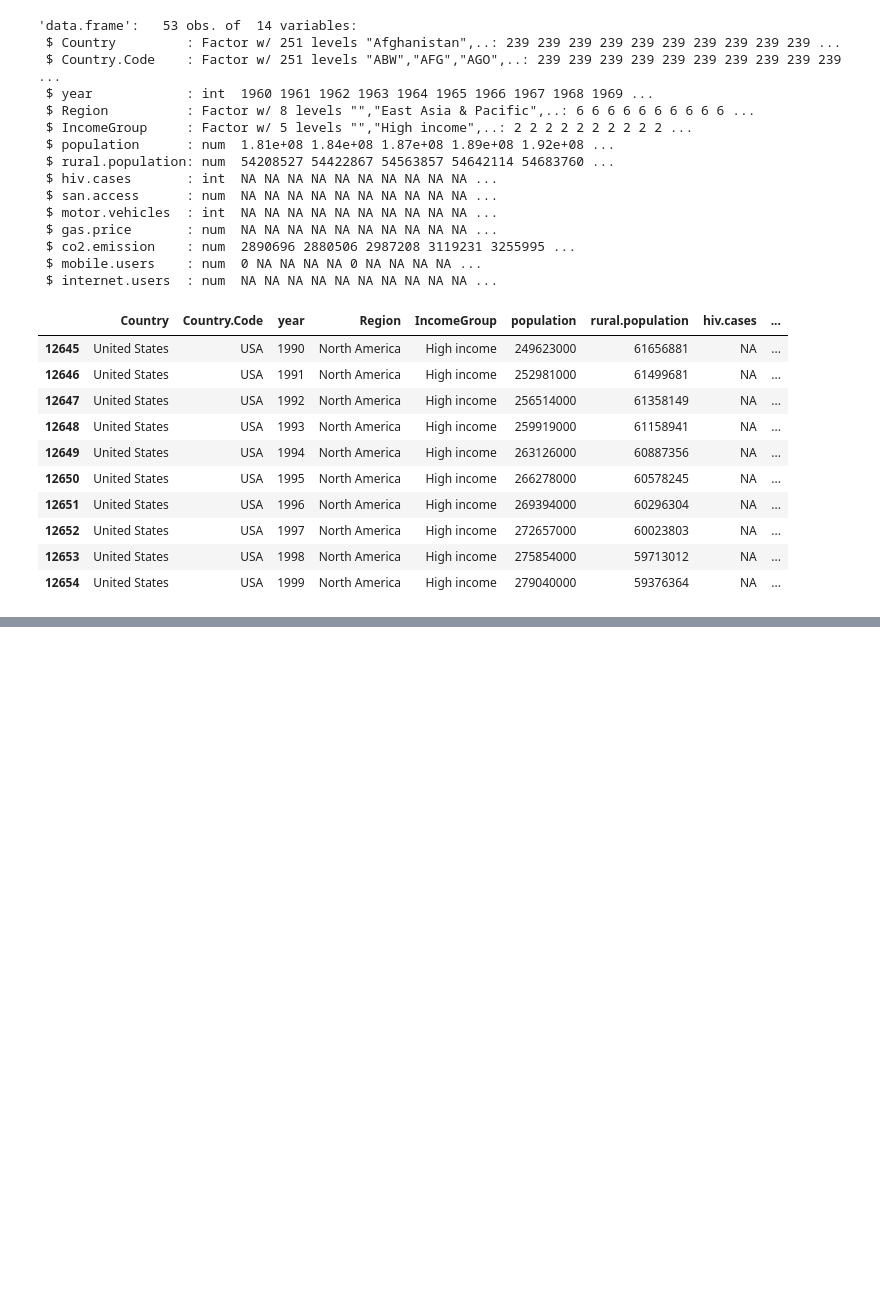
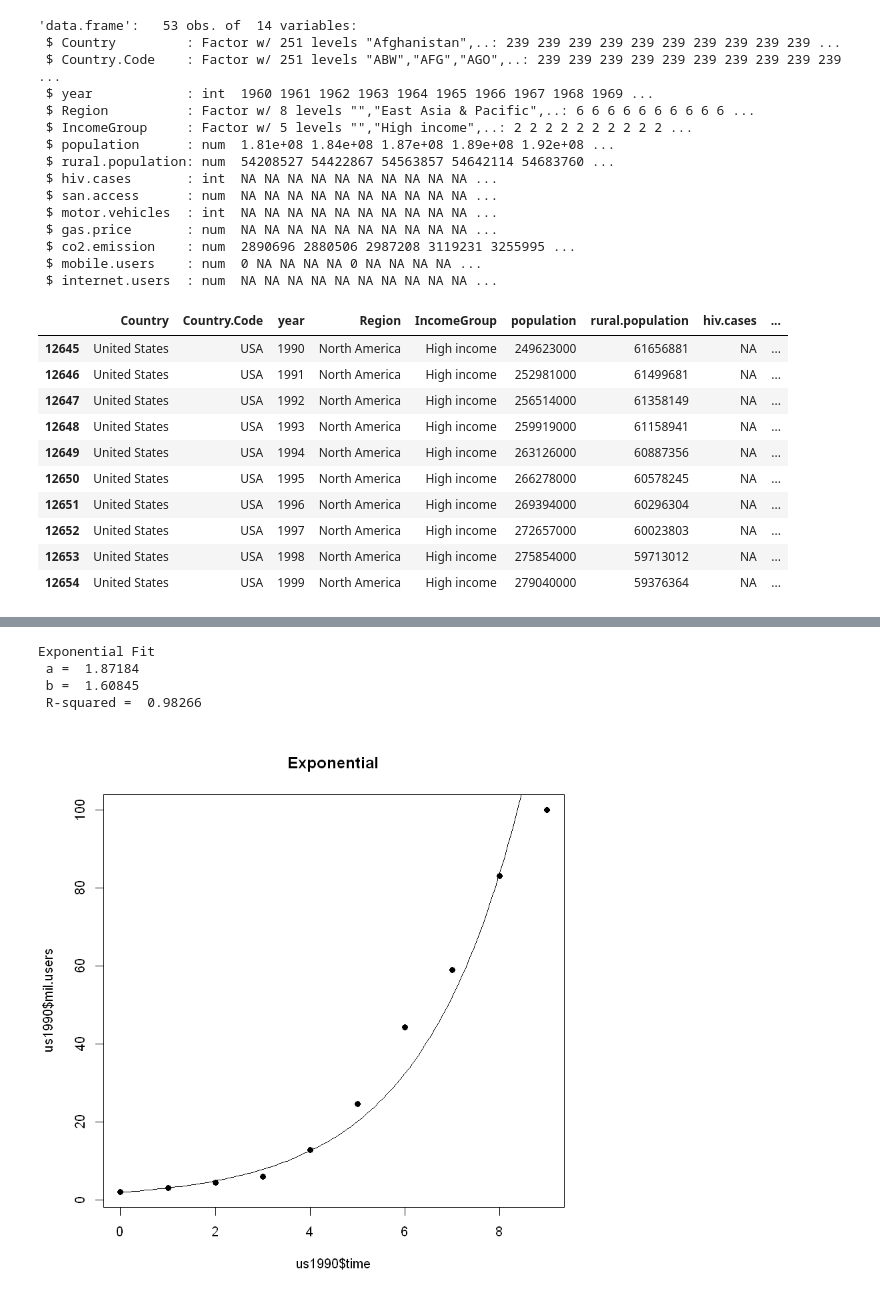
Before and after one commit to sharifahmad2061/foundation_of_data_analysis, a Jupyter notebook: week_06/prelab week 06.ipynb, the cells around one changed output, grey strips where cells are left out. Saved outputs shown, nothing was run; the diff lists cells and outputs as text; code cells hidden in the pictures; blank space fills up the shorter version.

```diff
--- a/week_06/prelab week 06.ipynb
+++ b/week_06/prelab week 06.ipynb
@@ -59,0 +123,2 @@ us1990
+# %%
+us1990$mil.users <- us1990$internet.users/1000000
@@ -59,0 +139,10 @@ us1990
+# %%
+us1990$time <- us1990$year - 1990
+# %%
+expFit(us1990$time,us1990$mil.users)
+# %% [output]
+Exponential Fit
+ a =  1.87184
+ b =  1.60845
+ R-squared =  0.98266
+[figure, added]
```
Also changed, not shown: parts of 14 cells of this notebook, 2 other files.
